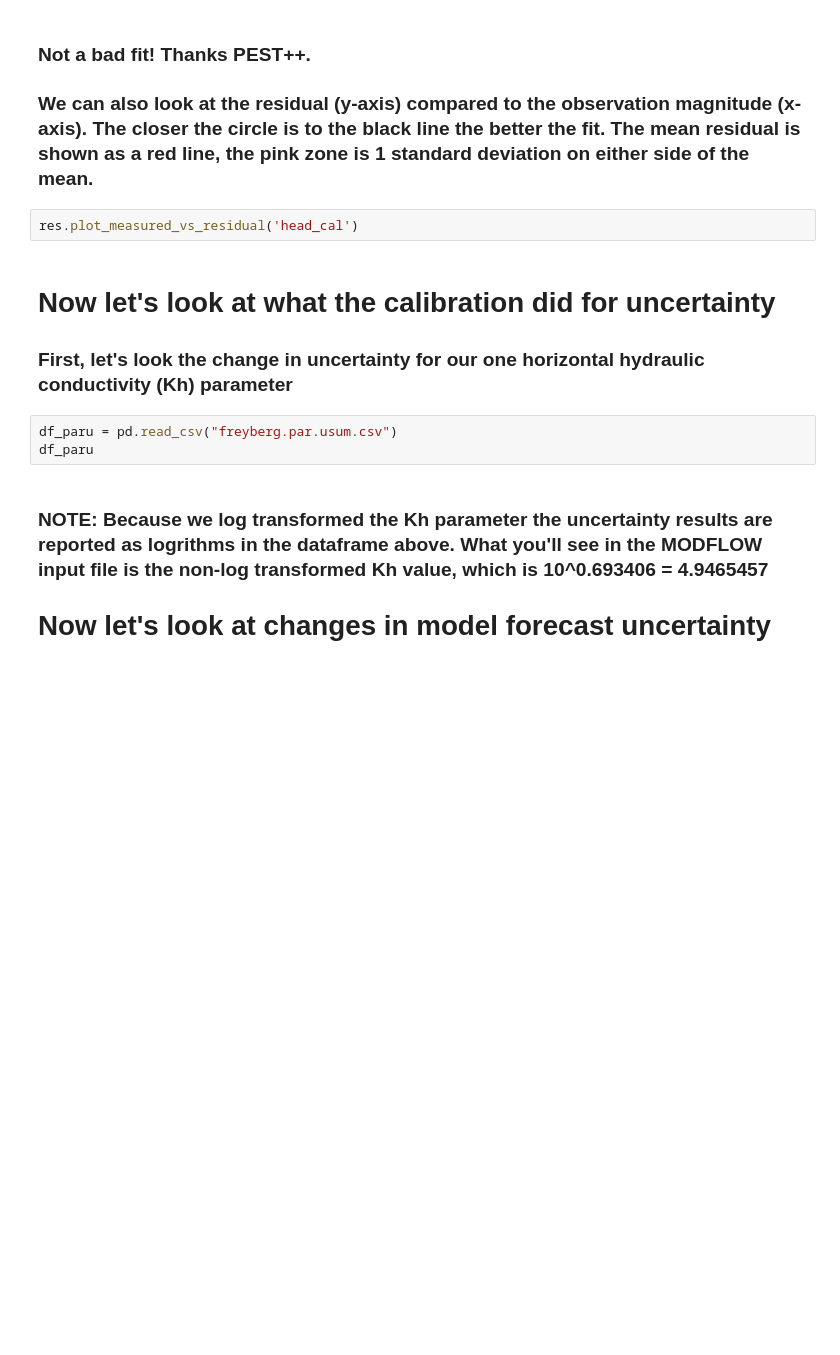
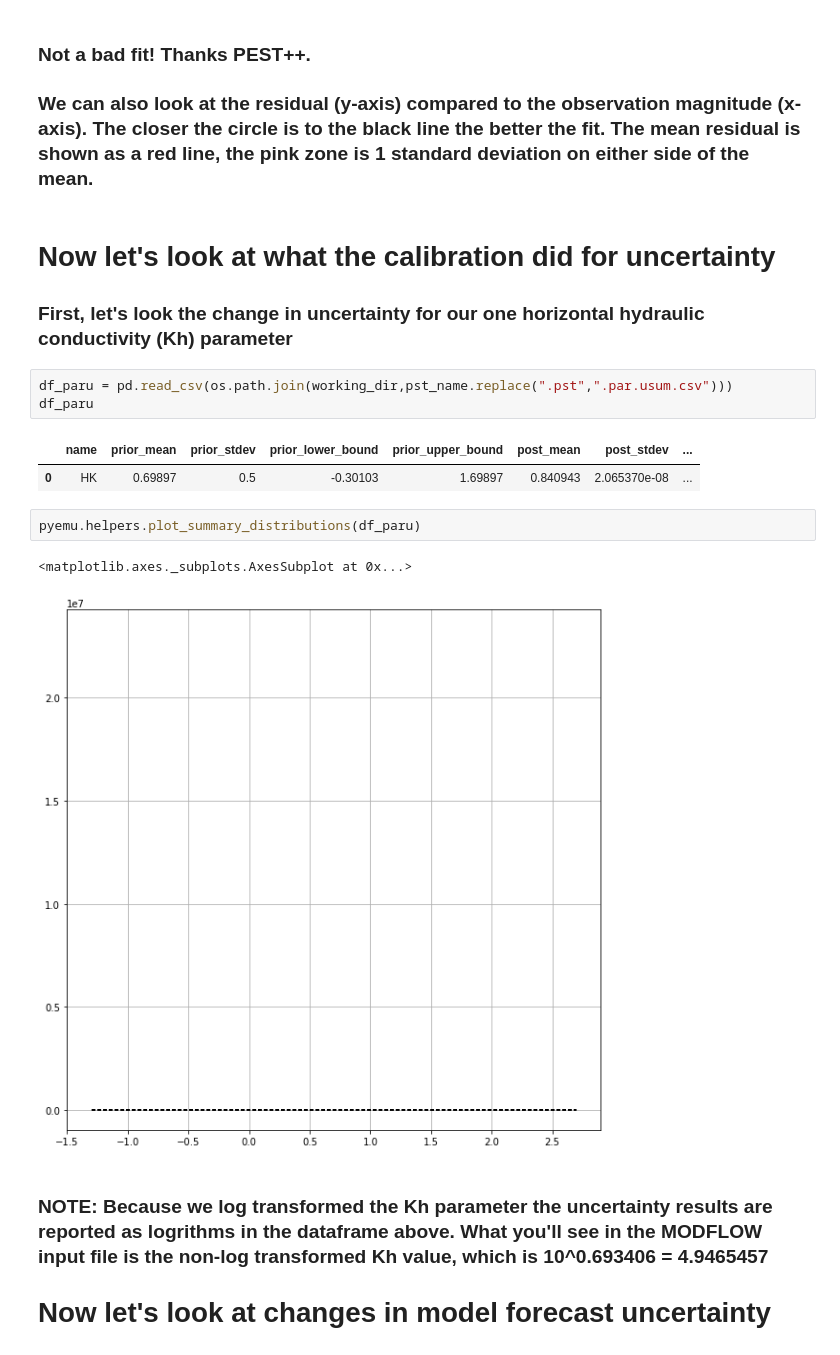
Before and after one commit to mnfienen/GW1876, a Jupyter notebook: activities/freyberg_k/freyberg_k.ipynb, the cells around one changed output. Cells and saved outputs as stored; diff of their text form; blank space fills up the shorter version.

```diff
--- a/activities/freyberg_k/freyberg_k.ipynb
+++ b/activities/freyberg_k/freyberg_k.ipynb
@@ -159,15 +221,21 @@ res.plot_one2one('head_cal',print_stats=['Mean', 'MAE', 'RMSE'])
 ### Not a bad fit!  Thanks PEST++.
 
 ### We can also look at the residual (y-axis) compared to the observation magnitude (x-axis).  The closer the circle is to the black line the better the fit.  The mean residual is shown as a red line, the pink zone is 1 standard deviation on either side of the mean.
-# %%
-res.plot_measured_vs_residual('head_cal')
 # %% [markdown]
 # Now let's look at what the calibration did for uncertainty
 
 ### First, let's look the change in uncertainty for our one horizontal hydraulic conductivity (Kh) parameter
 # %%
-df_paru = pd.read_csv("freyberg.par.usum.csv")
+df_paru = pd.read_csv(os.path.join(working_dir,pst_name.replace(".pst",".par.usum.csv")))
 df_paru
+# %% [output]
+|  | name | prior_mean | prior_stdev | prior_lower_bound | prior_upper_bound | post_mean | post_stdev | ... |
+| 0 | HK | 0.69897 | 0.5 | -0.30103 | 1.69897 | 0.840943 | 2.065370e-08 | ... |
+# %%
+pyemu.helpers.plot_summary_distributions(df_paru)
+# %% [output]
+<matplotlib.axes._subplots.AxesSubplot at 0x...>
+[figure, added]
 # %% [markdown]
 ### NOTE: Because we log transformed the Kh parameter the uncertainty results are reported as logrithms in the dataframe above.  What you'll see in the MODFLOW input file is the non-log transformed Kh value, which is 10^0.693406 = 4.9465457
 
```
Also changed, not shown: parts of 28 cells of this notebook.
